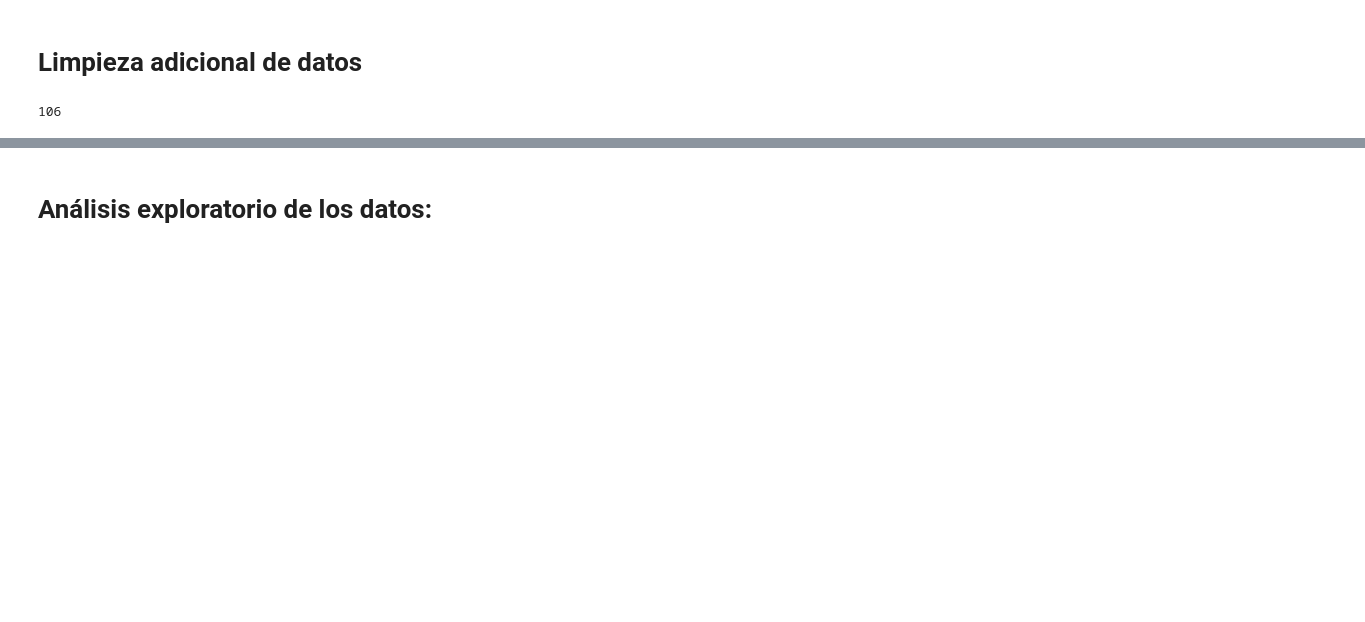
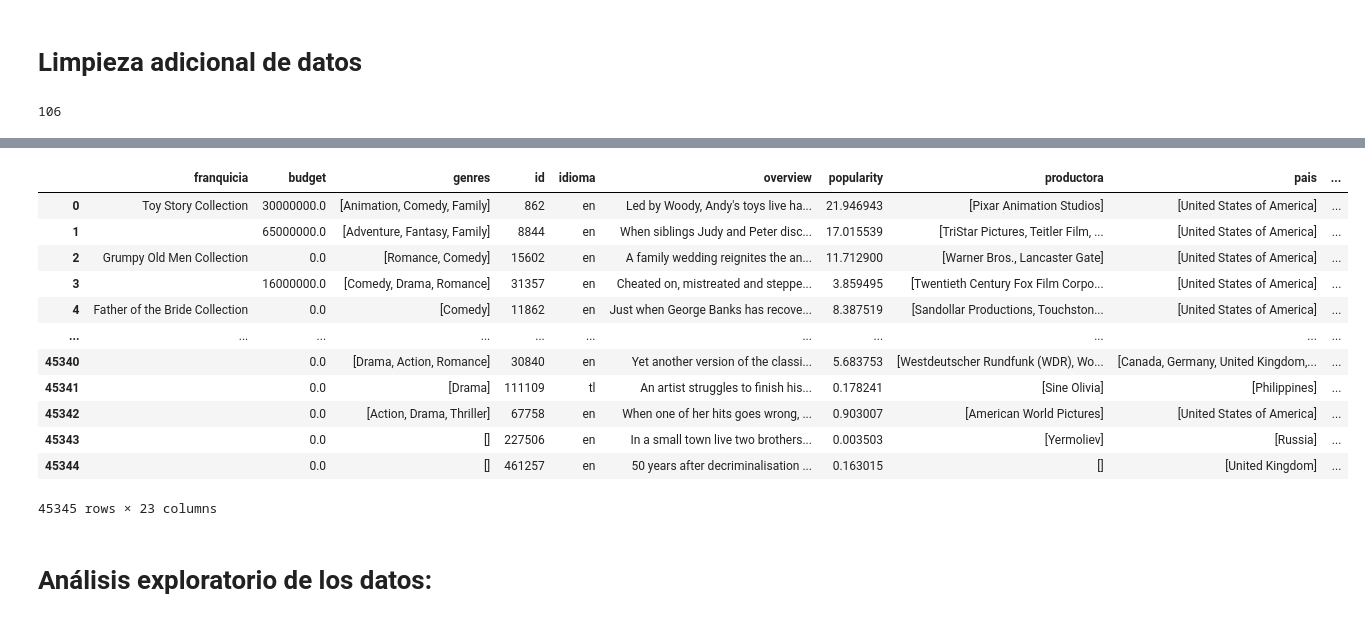
Before and after one commit to smlopez30/Proyecto-individual-Parte-1, a Jupyter notebook: DataEingenier.ipynb, the cells around one changed output, grey strips where cells are left out. Cells and saved outputs as stored; diff of their text form; code cells hidden in the pictures; blank space fills up the shorter version.

Commit message:
Actualizacion del sistema de recomendacion

```diff
--- a/DataEingenier.ipynb
+++ b/DataEingenier.ipynb
@@ -586,3 +180,62 @@ peliculas.to_csv("datasets/peliculas.csv", index=False)
+# %%
+import pandas as pd
+from sklearn.feature_extraction.text import TfidfVectorizer
+from sklearn.metrics.pairwise import linear_kernel
+from tqdm import tqdm
+
+# Crear una copia del DataFrame para evitar modificar el original
+peliculasV2 = peliculas.copy()
+
+# Resetear el índice del DataFrame
+peliculasV2.reset_index(drop=True, inplace=True)
+
+# Rellenar los valores faltantes de 'franquicia' con cadenas vacías
+peliculasV2['franquicia'] = peliculasV2['franquicia'].fillna('')
+
+# Convertir las columnas relevantes a una sola columna de texto
+peliculasV2['text_data'] = peliculasV2['genres'].apply(lambda x: ' '.join(x)) + ' ' + peliculasV2['title'] + ' ' + peliculasV2['productora'].apply(lambda x: ' '.join(x) if isinstance(x, list) else str(x))
+
+# Crear la instancia de TF-IDF con las palabras vacías en inglés
+tfidf = TfidfVectorizer(stop_words='english')
+
+# Calcular la matriz TF-IDF
+tfidf_matrix = tfidf.fit_transform(peliculasV2['text_data'])
+
+# Calcular la matriz de similitud coseno
+cosine_sim = linear_kernel(tfidf_matrix, tfidf_matrix)
+
+# Inicializar la columna 'recomendacion' con listas vacías
+peliculasV2['recomendacion'] = [[] for _ in range(len(peliculasV2))]
+
+def obtener_similares(idx, num_similares=5):
+    sim_scores = list(enumerate(cosine_sim[idx]))
+    sim_scores = sorted(sim_scores, key=lambda x: x[1], reverse=True)
+    sim_scores = sim_scores[1:num_similares+1]
+    movie_indices = [i[0] for i in sim_scores]
+    return peliculasV2['title'].iloc[movie_indices].tolist()
+
+# Crear recomendaciones para todo el dataset
+for idx in tqdm(peliculasV2.index, desc="Procesando recomendaciones"):
+    peliculasV2.at[idx, 'recomendacion'] = obtener_similares(idx)
+
+# Guardar el DataFrame actualizado con las recomendaciones en un nuevo archivo CSV
+peliculasV2.to_csv('datasets/peliculas.csv', index=False)
+# %%
+peliculasV2
+# %% [output]
+|  | franquicia | budget | genres | id | idioma | overview | popularity | productora | pais | ... |
+| 0 | Toy Story Collection | 30000000.0 | [Animation, Comedy, Family] | 862 | en | Led by Woody, Andy's toys live ha... | 21.946943 | [Pixar Animation Studios] | [United States of America] | ... |
+| 1 |  | 65000000.0 | [Adventure, Fantasy, Family] | 8844 | en | When siblings Judy and Peter disc... | 17.015539 | [TriStar Pictures, Teitler Film, ... | [United States of America] | ... |
+| 2 | Grumpy Old Men Collection | 0.0 | [Romance, Comedy] | 15602 | en | A family wedding reignites the an... | 11.712900 | [Warner Bros., Lancaster Gate] | [United States of America] | ... |
+| 3 |  | 16000000.0 | [Comedy, Drama, Romance] | 31357 | en | Cheated on, mistreated and steppe... | 3.859495 | [Twentieth Century Fox Film Corpo... | [United States of America] | ... |
+| 4 | Father of the Bride Collection | 0.0 | [Comedy] | 11862 | en | Just when George Banks has recove... | 8.387519 | [Sandollar Productions, Touchston... | [United States of America] | ... |
+| ... | ... | ... | ... | ... | ... | ... | ... | ... | ... | ... |
+| 45340 |  | 0.0 | [Drama, Action, Romance] | 30840 | en | Yet another version of the classi... | 5.683753 | [Westdeutscher Rundfunk (WDR), Wo... | [Canada, Germany, United Kingdom,... | ... |
+| 45341 |  | 0.0 | [Drama] | 111109 | tl | An artist struggles to finish his... | 0.178241 | [Sine Olivia] | [Philippines] | ... |
+| 45342 |  | 0.0 | [Action, Drama, Thriller] | 67758 | en | When one of her hits goes wrong, ... | 0.903007 | [American World Pictures] | [United States of America] | ... |
+| 45343 |  | 0.0 | [] | 227506 | en | In a small town live two brothers... | 0.003503 | [Yermoliev] | [Russia] | ... |
+| 45344 |  | 0.0 | [] | 461257 | en | 50 years after decriminalisation ... | 0.163015 | [] | [United Kingdom] | ... |
+45345 rows × 23 columns
 # %% [markdown]
 # Análisis exploratorio de los datos:
 # %%
```
Also changed, not shown: parts of 23 cells of this notebook, 2 other files.
